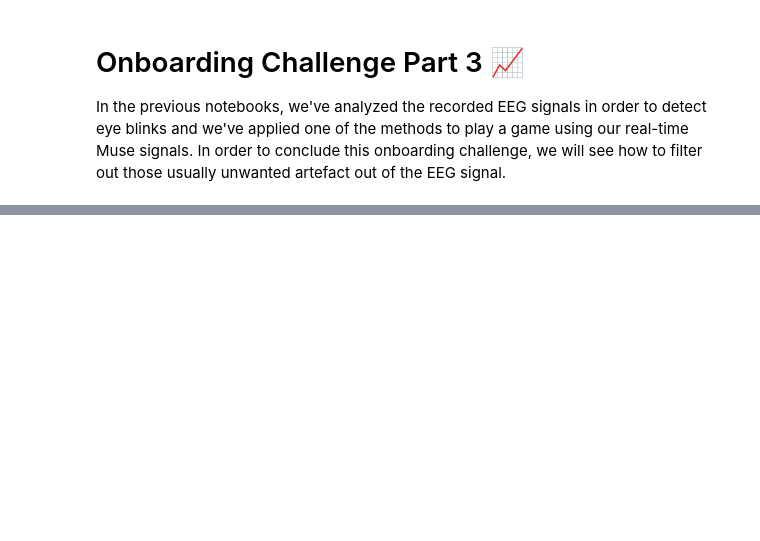
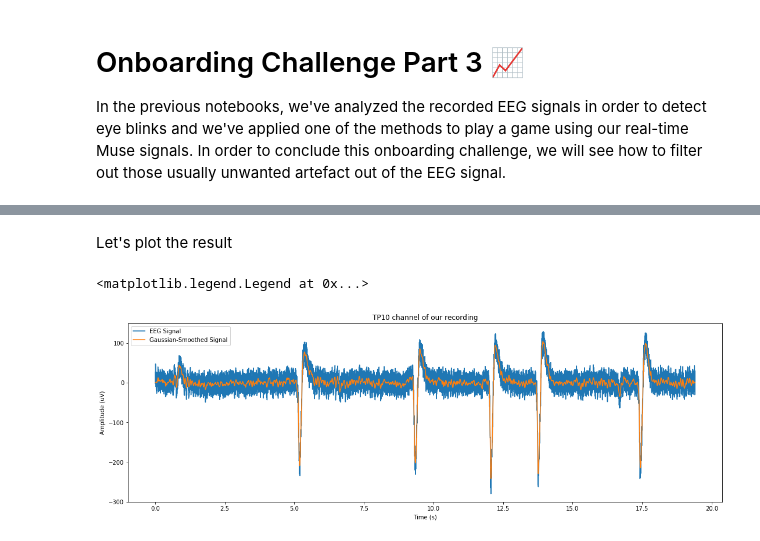
Before and after one commit to PolyCortex/onboarding-challenge, a Jupyter notebook: onboarding-challenge-part-3.ipynb, the cells around one changed output, grey strips where cells are left out. Drawn from its saved outputs; the diff is of its cells as text; code cells hidden in the pictures; blank space fills up the shorter version.

```diff
--- a/onboarding-challenge-part-3.ipynb
+++ b/onboarding-challenge-part-3.ipynb
@@ -105,0 +146,22 @@ plt.plot(eeg_data['timestamps'], eeg_data[CHANNEL])
+# %%
+# Normalize the gaussian
+normalized_gaussian_window = gaussian_window / np.sum(gaussian_window)
+
+filtered_signal = np.zeros(N)
+for i in range(K+1, N-K-1):
+    filtered_signal[i] = np.sum(eeg_data[CHANNEL][i-K:i+K]*normalized_gaussian_window)
+# %% [markdown]
+Let's plot the result
+# %%
+fig, axes = plt.subplots(1, 1, constrained_layout=True, sharex=True, figsize=[15,5])
+
+# Plot the TP10 channel
+axes.set_title('TP10 channel of our recording')
+axes.set_xlabel('Time (s)')
+axes.set_ylabel('Amplitude (uV)')
+axes.plot(eeg_data['timestamps'], eeg_data[CHANNEL], label="EEG Signal")
+axes.plot(eeg_data['timestamps'], filtered_signal, label="Gaussian-Smoothed Signal")
+axes.legend()
+# %% [output]
+<matplotlib.legend.Legend at 0x...>
+[figure, added]
```
Also changed, not shown: parts of 18 cells of this notebook, 2 other files.
